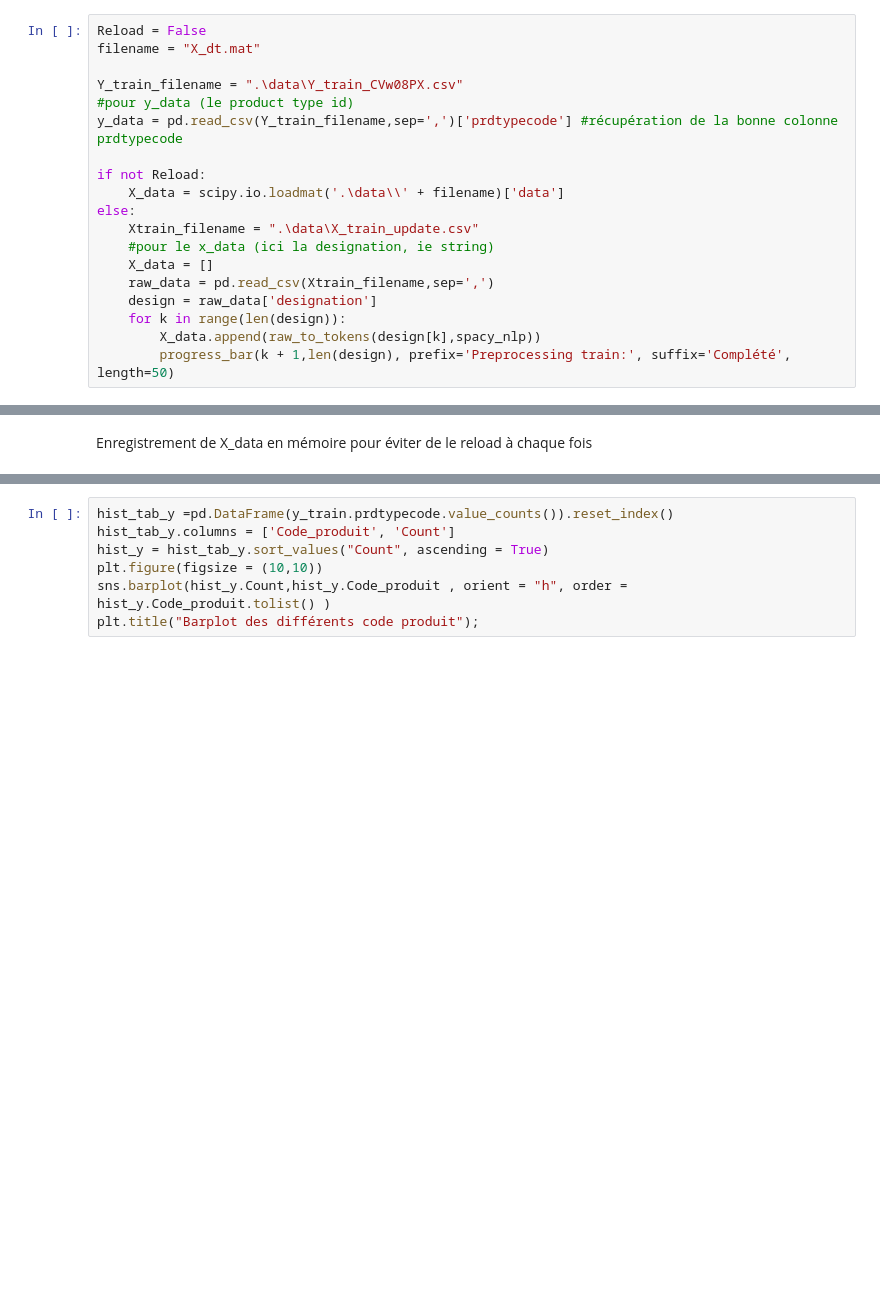
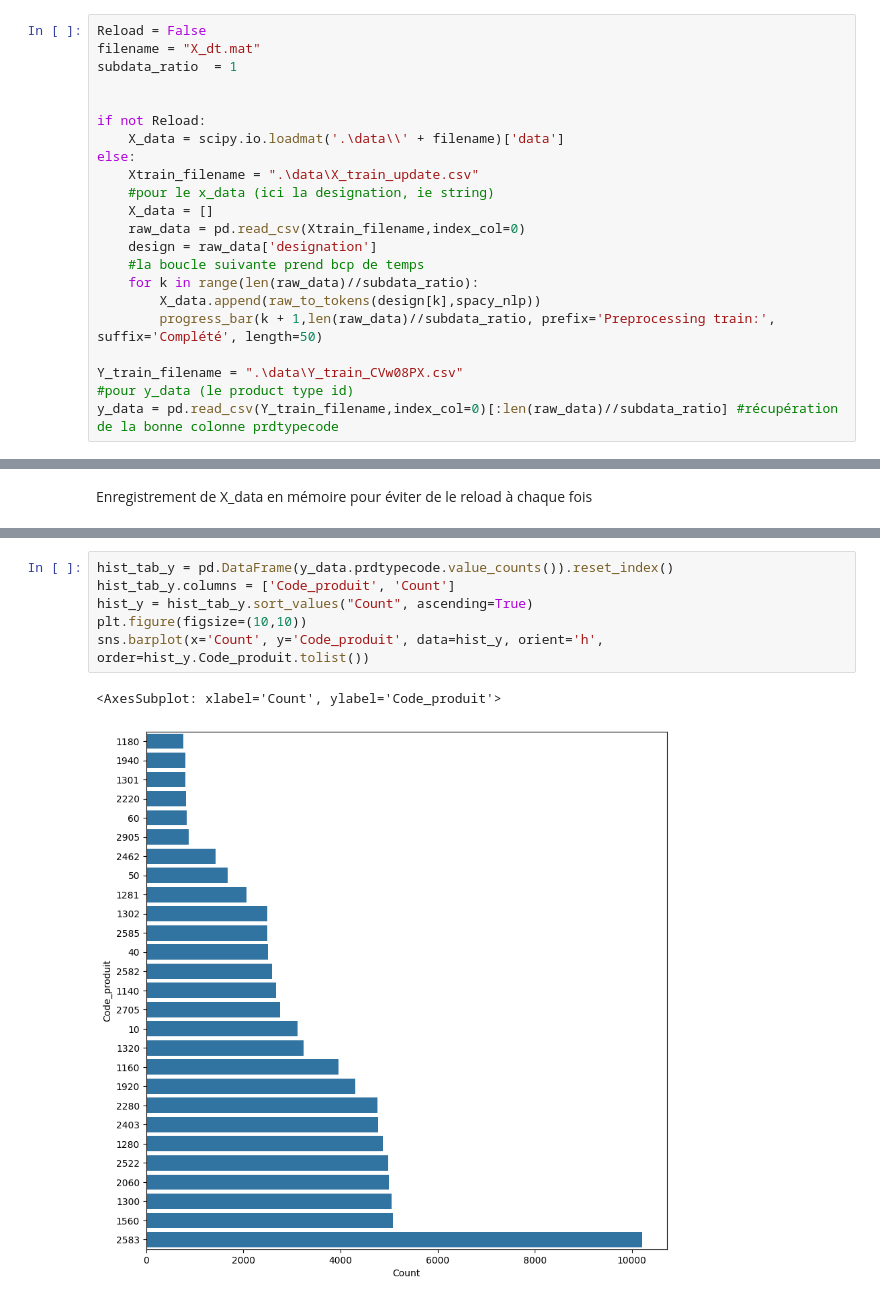
Before and after one commit to 6racuse/RakutenPjct, a Jupyter notebook: testProject.ipynb, the cells around one changed output, grey strips where cells are left out. Cells and saved outputs as stored; diff of their text form; blank space fills up the shorter version.

```diff
--- a/testProject.ipynb
+++ b/testProject.ipynb
@@ -86,10 +91,8 @@ récupération des vecteurs x_data et y_data
 # %%
 Reload = False
 filename = "X_dt.mat"
+subdata_ratio  = 1
 
-Y_train_filename = ".\data\Y_train_CVw08PX.csv"
-#pour y_data (le product type id)
-y_data = pd.read_csv(Y_train_filename,sep=',')['prdtypecode'] #récupération de la bonne colonne prdtypecode
 
 if not Reload:
     X_data = scipy.io.loadmat('.\data\\' + filename)['data']
@@ -97,8 +100,13 @@ else:
     Xtrain_filename = ".\data\X_train_update.csv"
     #pour le x_data (ici la designation, ie string)
     X_data = []
-    raw_data = pd.read_csv(Xtrain_filename,sep=',')
+    raw_data = pd.read_csv(Xtrain_filename,index_col=0)
     design = raw_data['designation']
-    for k in range(len(design)):
+    #la boucle suivante prend bcp de temps
+    for k in range(len(raw_data)//subdata_ratio):
         X_data.append(raw_to_tokens(design[k],spacy_nlp))
-        progress_bar(k + 1,len(design), prefix='Preprocessing train:', suffix='Complété', length=50)
+        progress_bar(k + 1,len(raw_data)//subdata_ratio, prefix='Preprocessing train:', suffix='Complété', length=50)
+
+Y_train_filename = ".\data\Y_train_CVw08PX.csv"
+#pour y_data (le product type id)
+y_data = pd.read_csv(Y_train_filename,index_col=0)[:len(raw_data)//subdata_ratio] #récupération de la bonne colonne prdtypecode
@@ -149,7 +154,9 @@ spacy_nlp = spacy.load("fr_core_news_sm")
 # %%
-hist_tab_y =pd.DataFrame(y_train.prdtypecode.value_counts()).reset_index()
+hist_tab_y = pd.DataFrame(y_data.prdtypecode.value_counts()).reset_index()
 hist_tab_y.columns = ['Code_produit', 'Count']
-hist_y = hist_tab_y.sort_values("Count", ascending = True)
-plt.figure(figsize = (10,10))
-sns.barplot(hist_y.Count,hist_y.Code_produit , orient = "h", order = hist_y.Code_produit.tolist() )
-plt.title("Barplot des différents code produit");
+hist_y = hist_tab_y.sort_values("Count", ascending=True)
+plt.figure(figsize=(10,10))
+sns.barplot(x='Count', y='Code_produit', data=hist_y, orient='h', order=hist_y.Code_produit.tolist())
+# %% [output]
+<AxesSubplot: xlabel='Count', ylabel='Code_produit'>
+[figure, added]
```
Also changed, not shown: parts of 26 cells of this notebook, 1 other file.
